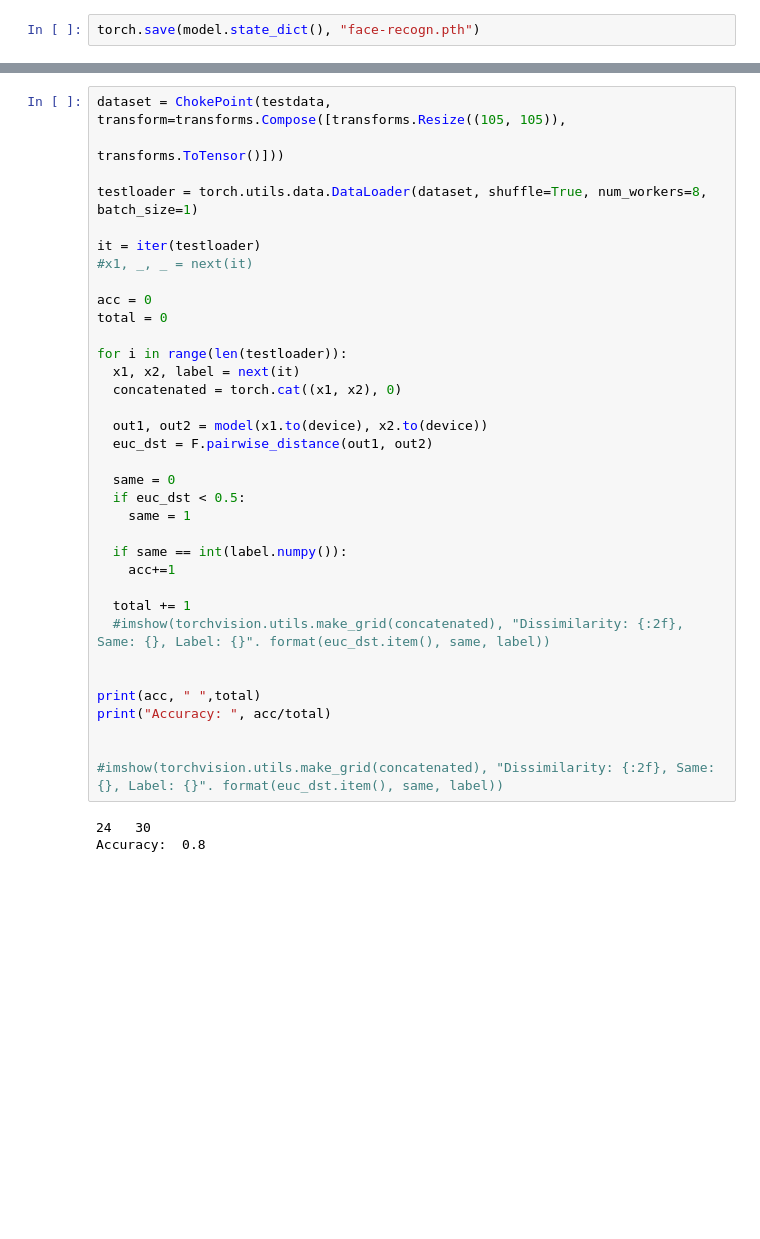
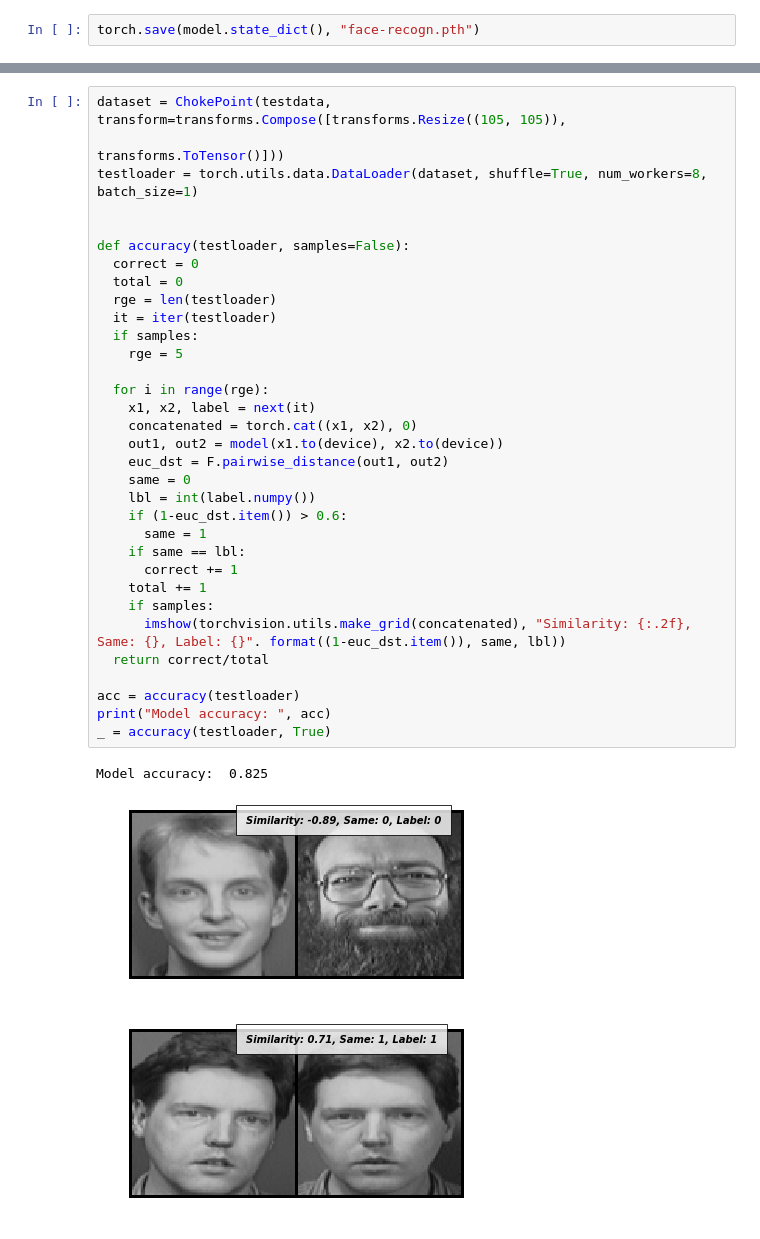
Before and after one commit to betogaona7/face_recognition, a Jupyter notebook: Recognition.ipynb, the cells around one changed output, grey strips where cells are left out. Drawn from its saved outputs; the diff is of its cells as text; blank space fills up the shorter version.

Commit message:
Model working using a very simple dataset

```diff
--- a/Recognition.ipynb
+++ b/Recognition.ipynb
@@ -267,38 +267,37 @@ Example: img  data/s38/8.pgm  subject id  38  total imgs  30
 # %%
 dataset = ChokePoint(testdata, transform=transforms.Compose([transforms.Resize((105, 105)),
                                                              transforms.ToTensor()]))
-
 testloader = torch.utils.data.DataLoader(dataset, shuffle=True, num_workers=8, batch_size=1)
 
-it = iter(testloader)
-#x1, _, _ = next(it)
 
-acc = 0
-total = 0
+def accuracy(testloader, samples=False):
+  correct = 0
+  total = 0
+  rge = len(testloader)
+  it = iter(testloader)
+  if samples:
+    rge = 5
 
-for i in range(len(testloader)):
-  x1, x2, label = next(it)
-  concatenated = torch.cat((x1, x2), 0)
+  for i in range(rge):
+    x1, x2, label = next(it)
+    concatenated = torch.cat((x1, x2), 0)
+    out1, out2 = model(x1.to(device), x2.to(device))
+    euc_dst = F.pairwise_distance(out1, out2)
+    same = 0
+    lbl = int(label.numpy())
+    if (1-euc_dst.item()) > 0.6:
+      same = 1
+    if same == lbl:
+      correct += 1
+    total += 1
+    if samples:
+      imshow(torchvision.utils.make_grid(concatenated), "Similarity: {:.2f}, Same: {}, Label: {}". format((1-euc_dst.item()), same, lbl))
+  return correct/total
 
-  out1, out2 = model(x1.to(device), x2.to(device))
-  euc_dst = F.pairwise_distance(out1, out2)
-
-  same = 0
-  if euc_dst < 0.5:
-    same = 1
-
-  if same == int(label.numpy()):
-    acc+=1
-
-  total += 1
-  #imshow(torchvision.utils.make_grid(concatenated), "Dissimilarity: {:2f}, Same: {}, Label: {}". format(euc_dst.item(), same, label))
-
-
-print(acc, " ",total)
-print("Accuracy: ", acc/total)
-
-
-#imshow(torchvision.utils.make_grid(concatenated), "Dissimilarity: {:2f}, Same: {}, Label: {}". format(euc_dst.item(), same, label))
+acc = accuracy(testloader)
+print("Model accuracy: ", acc)
+_ = accuracy(testloader, True)
 # %% [output]
-24   30
-Accuracy:  0.8
+Model accuracy:  0.825
+[figure, added]
+[figure, added]
```
Also changed, not shown: parts of 4 cells of this notebook.
